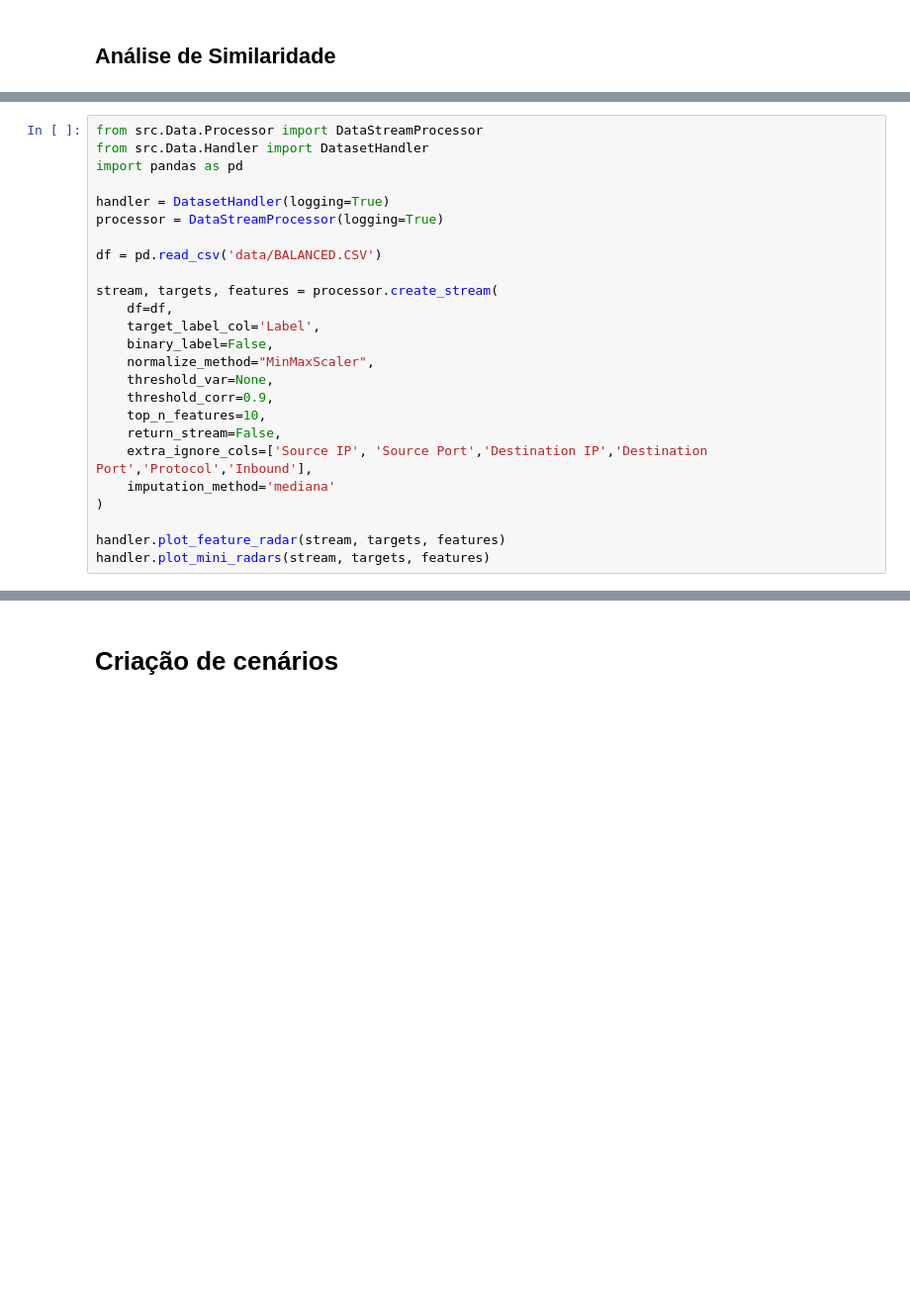
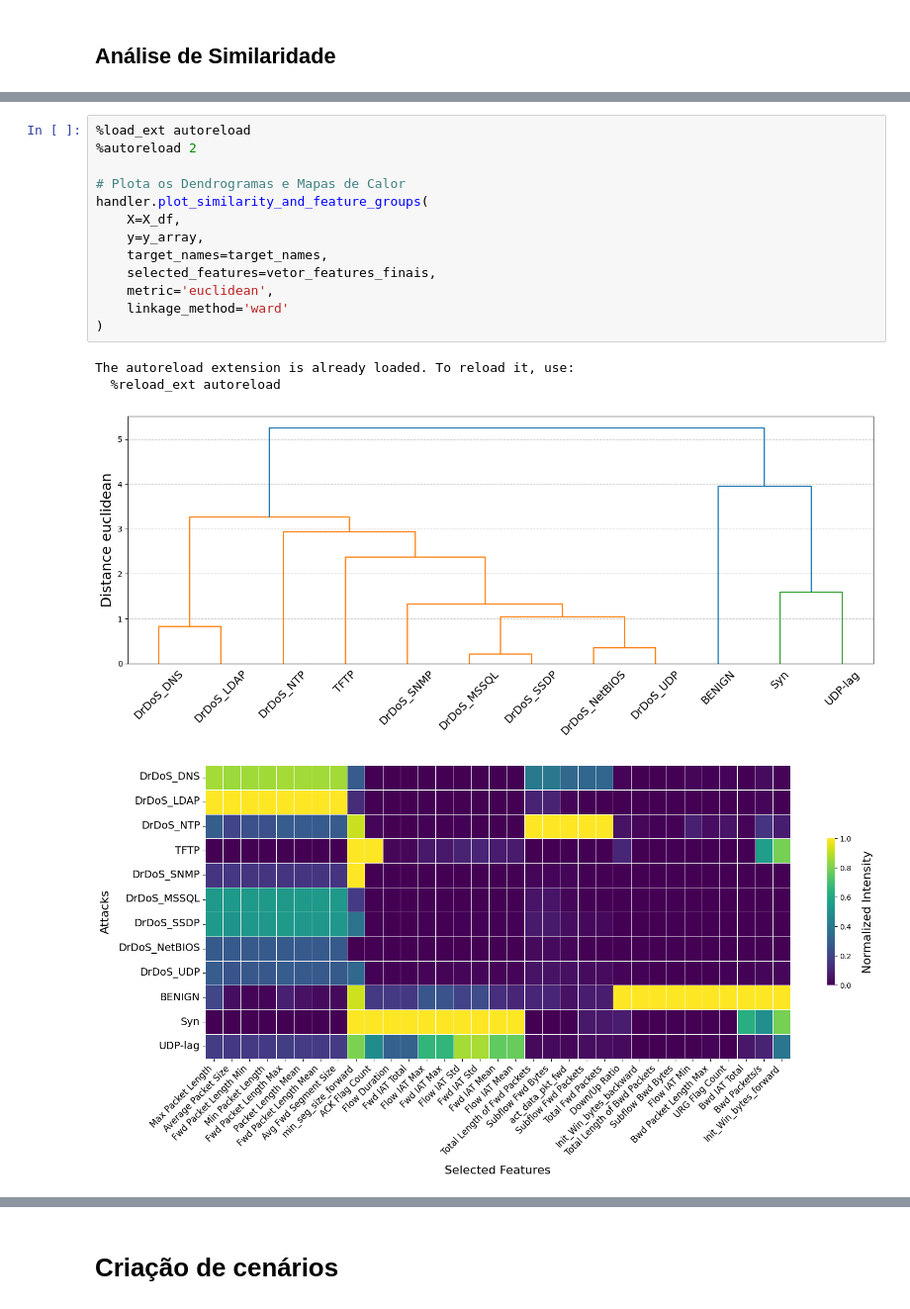
Before and after one commit to iRocktys/anomaly-and-classification-data-stream, a Jupyter notebook: Database.ipynb, the cells around one changed output, grey strips where cells are left out. Shown at 99% size. Saved outputs shown, nothing was run; the diff lists cells and outputs as text; blank space fills up the shorter version.

```diff
--- a/Database.ipynb
+++ b/Database.ipynb
@@ -103,25 +69,0 @@ Finalização: Retornando DataFrame pandas processado.
-# %%
-from src.Data.Processor import DataStreamProcessor
-from src.Data.Handler import DatasetHandler
-import pandas as pd
-
-handler = DatasetHandler(logging=True)
-processor = DataStreamProcessor(logging=True)
-
-df = pd.read_csv('data/BALANCED.CSV')
-
-stream, targets, features = processor.create_stream(
-    df=df,
-    target_label_col='Label',
-    binary_label=False,
-    normalize_method="MinMaxScaler",
-    threshold_var=None,
-    threshold_corr=0.9,
-    top_n_features=10,
-    return_stream=False,
-    extra_ignore_cols=['Source IP', 'Source Port','Destination IP','Destination Port','Protocol','Inbound'],
-    imputation_method='mediana'
-)
-
-handler.plot_feature_radar(stream, targets, features)
-handler.plot_mini_radars(stream, targets, features)
@@ -145,0 +70,18 @@ Finalização: Retornando DataFrame pandas processado.
+# %%
+%load_ext autoreload
+%autoreload 2
+
+# Plota os Dendrogramas e Mapas de Calor
+handler.plot_similarity_and_feature_groups(
+    X=X_df,
+    y=y_array,
+    target_names=target_names,
+    selected_features=vetor_features_finais,
+    metric='euclidean',
+    linkage_method='ward'
+)
+# %% [output]
+The autoreload extension is already loaded. To reload it, use:
+  %reload_ext autoreload
+[figure, added]
+[figure, added]
```
Also changed, not shown: parts of 9 cells of this notebook, 6 other files.
